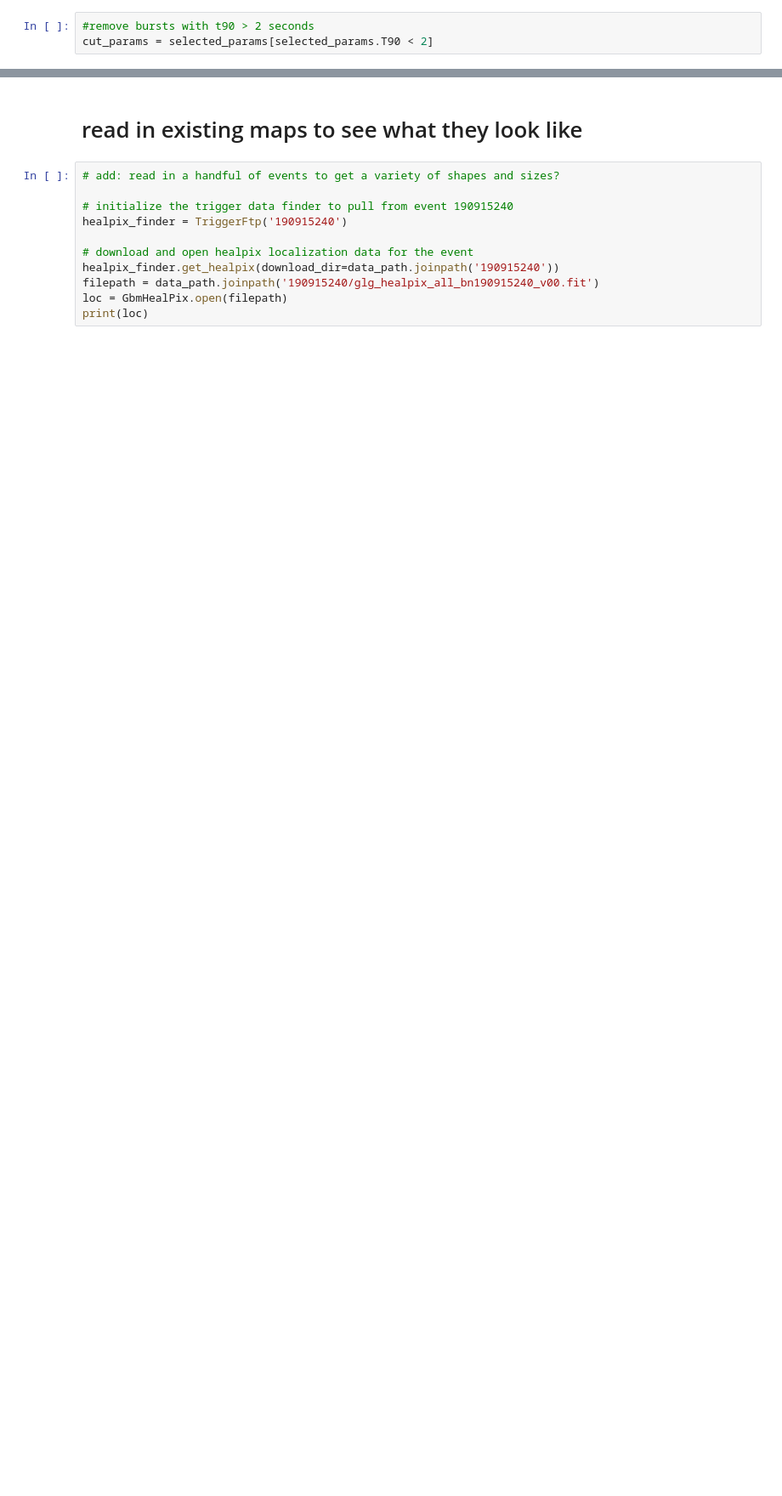
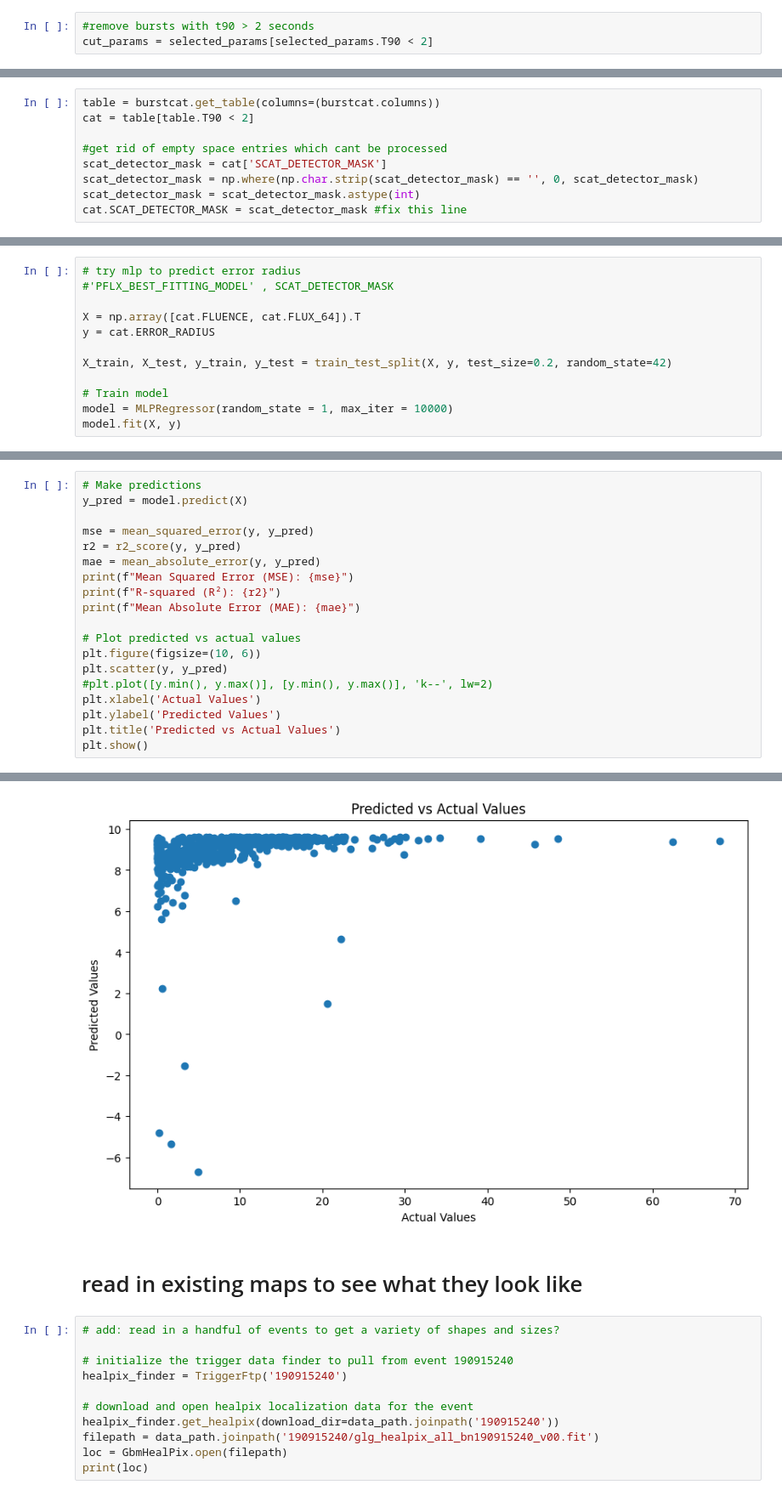
Before and after one commit to knolan10/SYBIL, a Jupyter notebook: fermiskymaps.ipynb, the cells around one changed output, grey strips where cells are left out. Shown at 85% size. Saved outputs shown, nothing was run; the diff lists cells and outputs as text; blank space fills up the shorter version.

```diff
--- a/fermiskymaps.ipynb
+++ b/fermiskymaps.ipynb
@@ -109,0 +145,9 @@ plt.show()
+# %%
+table = burstcat.get_table(columns=(burstcat.columns))
+cat = table[table.T90 < 2]
+
+#get rid of empty space entries which cant be processed
+scat_detector_mask = cat['SCAT_DETECTOR_MASK']
+scat_detector_mask = np.where(np.char.strip(scat_detector_mask) == '', 0, scat_detector_mask)
+scat_detector_mask = scat_detector_mask.astype(int)
+cat.SCAT_DETECTOR_MASK = scat_detector_mask #fix this line
@@ -109,0 +186,12 @@ plt.show()
+# %%
+# try mlp to predict error radius
+#'PFLX_BEST_FITTING_MODEL' , SCAT_DETECTOR_MASK
+
+X = np.array([cat.FLUENCE, cat.FLUX_64]).T
+y = cat.ERROR_RADIUS
+
+X_train, X_test, y_train, y_test = train_test_split(X, y, test_size=0.2, random_state=42)
+
+# Train model
+model = MLPRegressor(random_state = 1, max_iter = 10000)
+model.fit(X, y)
@@ -109,0 +200,20 @@ plt.show()
+# %%
+# Make predictions
+y_pred = model.predict(X)
+
+mse = mean_squared_error(y, y_pred)
+r2 = r2_score(y, y_pred)
+mae = mean_absolute_error(y, y_pred)
+print(f"Mean Squared Error (MSE): {mse}")
+print(f"R-squared (R²): {r2}")
+print(f"Mean Absolute Error (MAE): {mae}")
+
+# Plot predicted vs actual values
+plt.figure(figsize=(10, 6))
+plt.scatter(y, y_pred)
+#plt.plot([y.min(), y.max()], [y.min(), y.max()], 'k--', lw=2)
+plt.xlabel('Actual Values')
+plt.ylabel('Predicted Values')
+plt.title('Predicted vs Actual Values')
+plt.show()
+# %% [output]
@@ -110,3 +223,4 @@ plt.show()
+[figure, added]
 # %% [markdown]
 # read in existing maps to see what they look like
 # %%
```
Also changed, not shown: parts of 15 cells of this notebook.
